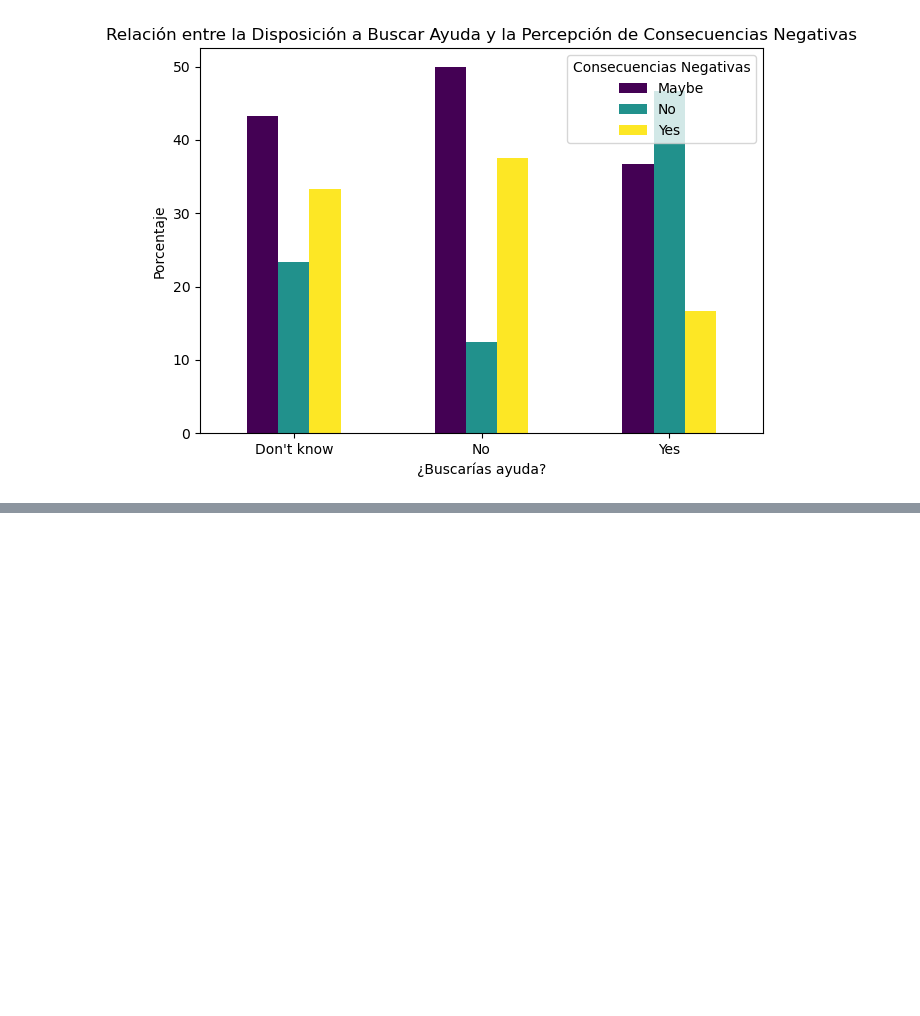
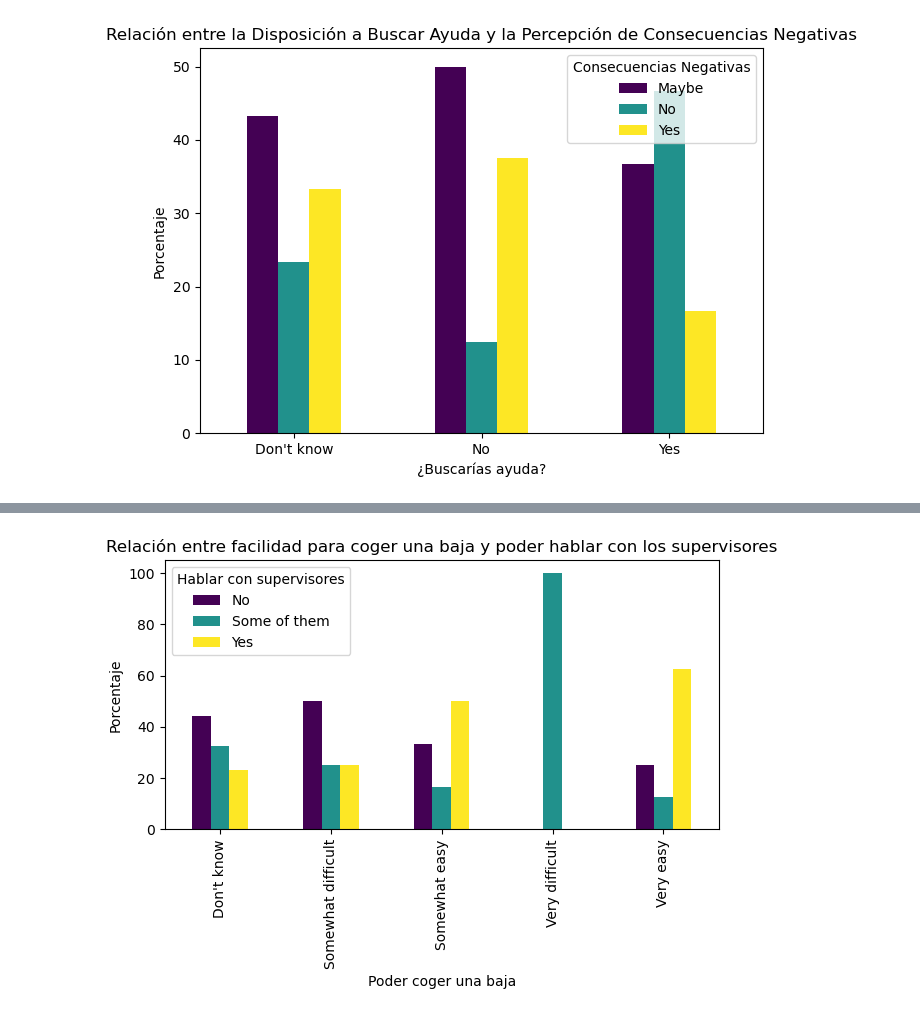
Before and after one commit to dianapgomez/mentalhealth_tableau, a Jupyter notebook: notebooks/data_set.ipynb, the cells around one changed output, grey strips where cells are left out. Saved outputs shown, nothing was run; the diff lists cells and outputs as text; code cells hidden in the pictures; blank space fills up the shorter version.

```diff
--- a/notebooks/data_set.ipynb
+++ b/notebooks/data_set.ipynb
@@ -844,0 +874,14 @@ plt.show();
+# %%
+cross_tab = pd.crosstab(df_mh_ca_emp['leave'], df_mh_ca_emp['supervisor'], normalize='index') * 100
+
+# Crear gráfico de barras agrupadas
+cross_tab.plot(kind='bar', stacked=False, colormap='viridis')
+plt.title('Relación entre facilidad para coger una baja y poder hablar con los supervisores')
+plt.xlabel('Poder coger una baja')
+plt.ylabel('Porcentaje')
+plt.xticks(rotation=90)
+plt.legend(title='Hablar con supervisores')
+plt.tight_layout()
+plt.show();
+# %% [output]
+[figure, added]
```
Also changed, not shown: parts of 4 cells of this notebook.
